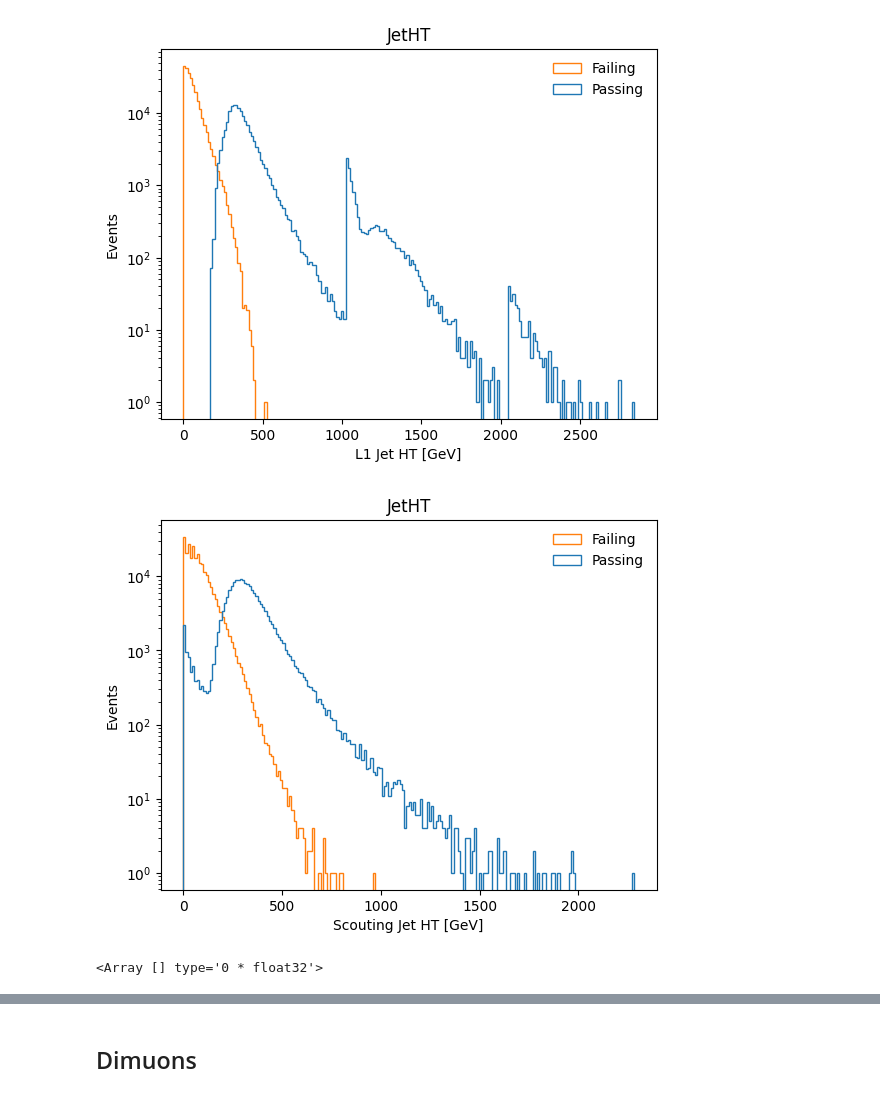
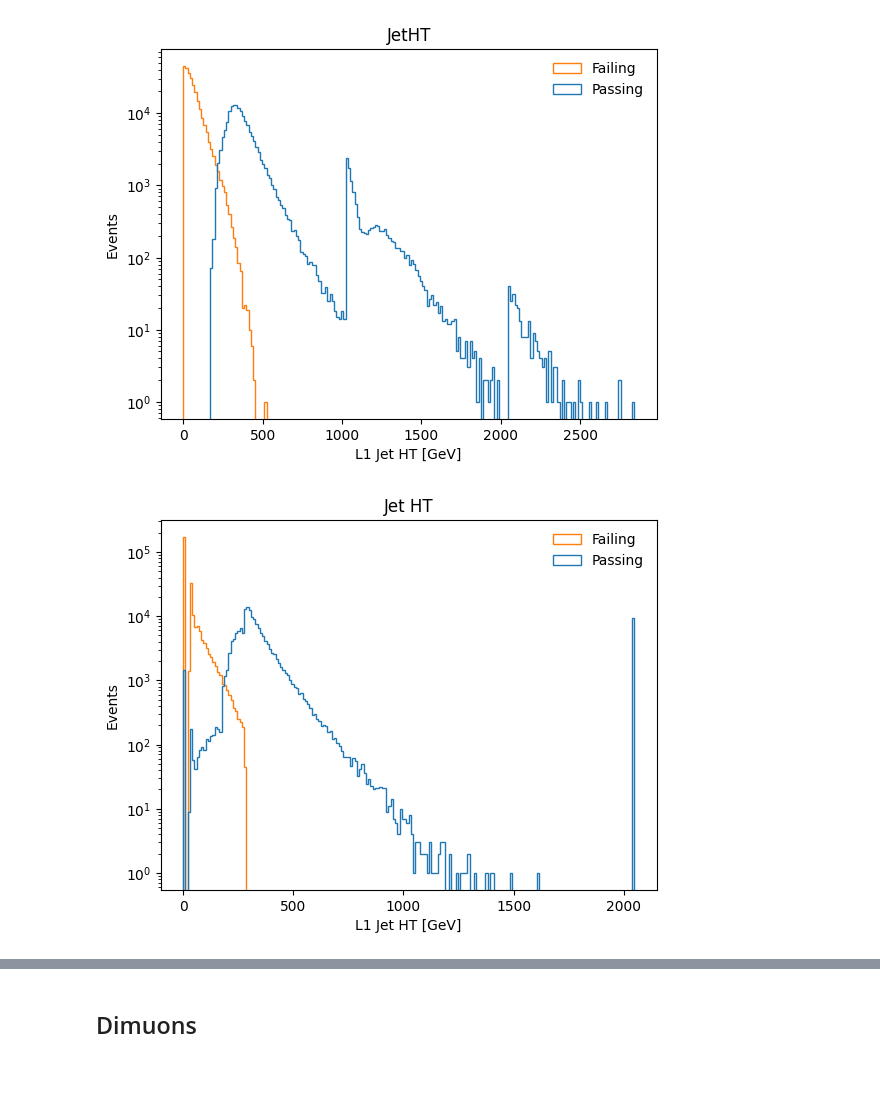
Before and after one commit to AdaCollins01/completed_axol1tl_practice, a Jupyter notebook: 4_getting_started_with_triggers.ipynb, the cells around one changed output, grey strips where cells are left out. Cells and saved outputs as stored; diff of their text form; code cells hidden in the pictures.

```diff
--- a/4_getting_started_with_triggers.ipynb
+++ b/4_getting_started_with_triggers.ipynb
@@ -319,40 +321,32 @@ plt.show()
 # %% [output]
 [figure]
-# %%
-# What about just scouting?
-# All jet pts
-scouting_jet_pt = (events['ScoutingJet_pt'].array())
-
-JetHT = events["DST_PFScouting_JetHT"].array()
-HT_values = np.sum(scouting_jet_pt, axis = 1)
-
-plt.hist([HT_values[JetHT],
-         HT_values[~JetHT]],
-         #range = (0,2000),
-         bins=200,
-         label=["Passing", "Failing"],
-         histtype='step')
-plt.title("JetHT")
-plt.legend(frameon=False)
-plt.yscale('log')
-plt.xlabel("Scouting Jet HT [GeV]")
-plt.ylabel("Events")
-
-# For the most part, it has the same shape as what is in coffea. Kinda weird peak at 0 that we don't see as extremely in coffea, but so be it!
-# %% [output]
-[figure]
 # %%
-# # What if we calculate it the same way they did in coffea?
-# l1_ht = l1_etsums[(events_trig.L1EtSum.etSumType==1) & (events_trig.L1EtSum.bx==0)]
-# h_score_l1ht.fill(dataset=dataset, score=dak.flatten(ak.broadcast_arrays(axo.score_bx0,l1_ht.pt)[0]), ht=ak.flatten(l1_ht.pt))
-# ['nL1EtSum', 'L1EtSum_bx', 'L1EtSum_etSumType', 'L1EtSum_phi', 'L1EtSum_pt']
-etSumType = events["L1EtSum_etSumType"].array()
-etSum_bx = events["L1EtSum_bx"].array()
-mask = (etSumType == 1) & (etSum_bx == 0)
+"""
+events_trig = events
+l1_etsums = events_trig.L1EtSum
+l1_ht = l1_etsums[(events_trig.L1EtSum.etSumType==1) & (events_trig.L1EtSum.bx==0)]
+h_l1ht.fill(dataset=dataset, ht=ak.flatten(l1_ht.pt)) --> what's happening here?
+"""
+l1_etsums = events["L1EtSum_pt"].array() # No idea if this is the right file, but based on context, yes?
+l1ht_mask = (events["L1EtSum_etSumType"].array() == 1) & (events["L1EtSum_bx"].array() == 0)
+l1_ht = l1_etsums[l1ht_mask]
+l1_ht = ak.flatten(l1_ht)
 
-jet_pt = (events['L1Jet_pt'].array())
-jet_ht = np.sum(jet_pt, axis=1)
+jetHT = events["DST_PFScouting_JetHT"].array()
 
-# I fear I have not a single clue how they calculate it in coffea. Will be revisiting after I go on a walk.
+plt.hist([l1_ht[jetHT],
+         l1_ht[~jetHT]],
+         bins=200,
+         label=["Passing", "Failing"],
+         histtype='step')
+plt.title("Jet HT")
+plt.legend(frameon=False)
+plt.yscale('log')
+plt.xlabel("L1 Jet HT [GeV]")
+plt.ylabel("Events")
+plt.show()
+
+# Calculating it based on the axo_histos convention
+# This looks just like the one in axo_histos?? I copied + pasted the code from notebook 4a, so I think there's just something weird with the 4a dataset?
 # %% [output]
-<Array [] type='0 * float32'>
+[figure, added]
```
Also changed, not shown: parts of 3 cells of this notebook.
